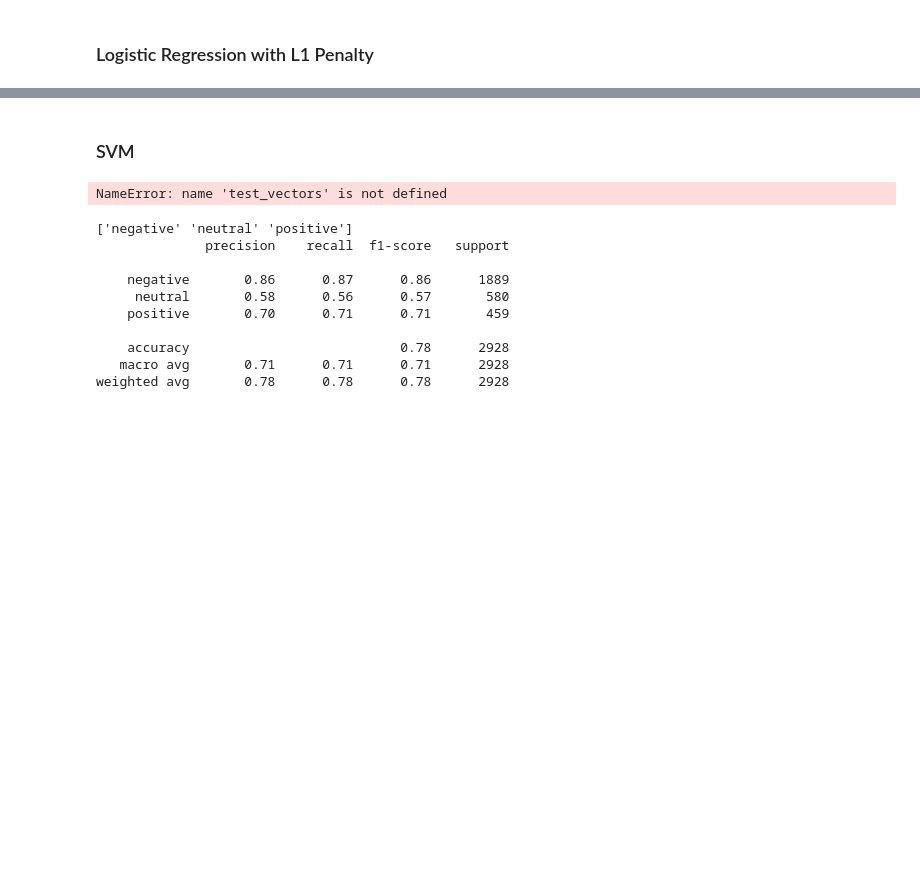
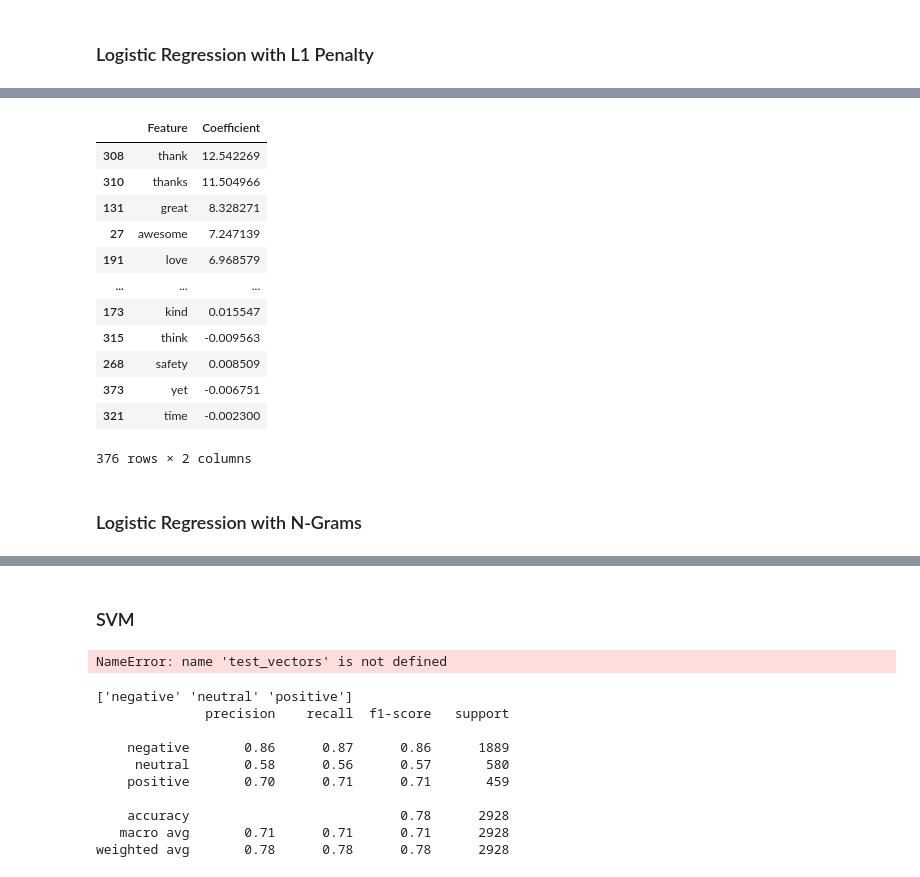
Before and after one commit to gspiga/TweetSentimentAnalysis, a Jupyter notebook: STA_221_Project_Code.ipynb, the cells around one changed output, grey strips where cells are left out. Cells and saved outputs as stored; diff of their text form; code cells hidden in the pictures; blank space fills up the shorter version.

```diff
--- a/STA_221_Project_Code.ipynb
+++ b/STA_221_Project_Code.ipynb
@@ -421,0 +472,14 @@ from sklearn.preprocessing import LabelEncoder
+# %%
+model = LogisticRegression(
+    penalty="elasticnet", l1_ratio=0.9, C=1.0, solver="saga", random_state=42
+)
+
+# Fit the model
+model.fit(X_train, y_train)
+
+# Predict on the test set
+y_pred = model.predict(X_test)
+
+# Evaluate the model
+print("Accuracy:", accuracy_score(y_test, y_pred))
+print(classification_report(y_test, y_pred))
@@ -421,0 +496,24 @@ from sklearn.preprocessing import LabelEncoder
+# %%
+# Get the coefficients
+coefficients = model.coef_[0]
+
+# Map coefficients to features
+feature_importance = dict(zip(feature_names, coefficients))
+
+# Filter out features with zero coefficients
+significant_features = {
+    feature: coef for feature, coef in feature_importance.items() if coef != 0
+}
+
+# Convert to DataFrame
+df_significant_features = pd.DataFrame(
+    list(significant_features.items()), columns=["Feature", "Coefficient"]
+)
+
+# Order by the absolute value of the coefficients
+df_significant_features = df_significant_features.reindex(
+    df_significant_features["Coefficient"].abs().sort_values(ascending=False).index
+)
+
+# Display the sorted DataFrame
+print(df_significant_features.head(10))
@@ -421,0 +569,18 @@ from sklearn.preprocessing import LabelEncoder
+# %%
+df_significant_features
+# %% [output]
+|  | Feature | Coefficient |
+| 308 | thank | 12.542269 |
+| 310 | thanks | 11.504966 |
+| 131 | great | 8.328271 |
+| 27 | awesome | 7.247139 |
+| 191 | love | 6.968579 |
+| ... | ... | ... |
+| 173 | kind | 0.015547 |
+| 315 | think | -0.009563 |
+| 268 | safety | 0.008509 |
+| 373 | yet | -0.006751 |
+| 321 | time | -0.002300 |
+376 rows × 2 columns
+# %% [markdown]
+### Logistic Regression with N-Grams
```
Also changed, not shown: parts of 27 cells of this notebook.
